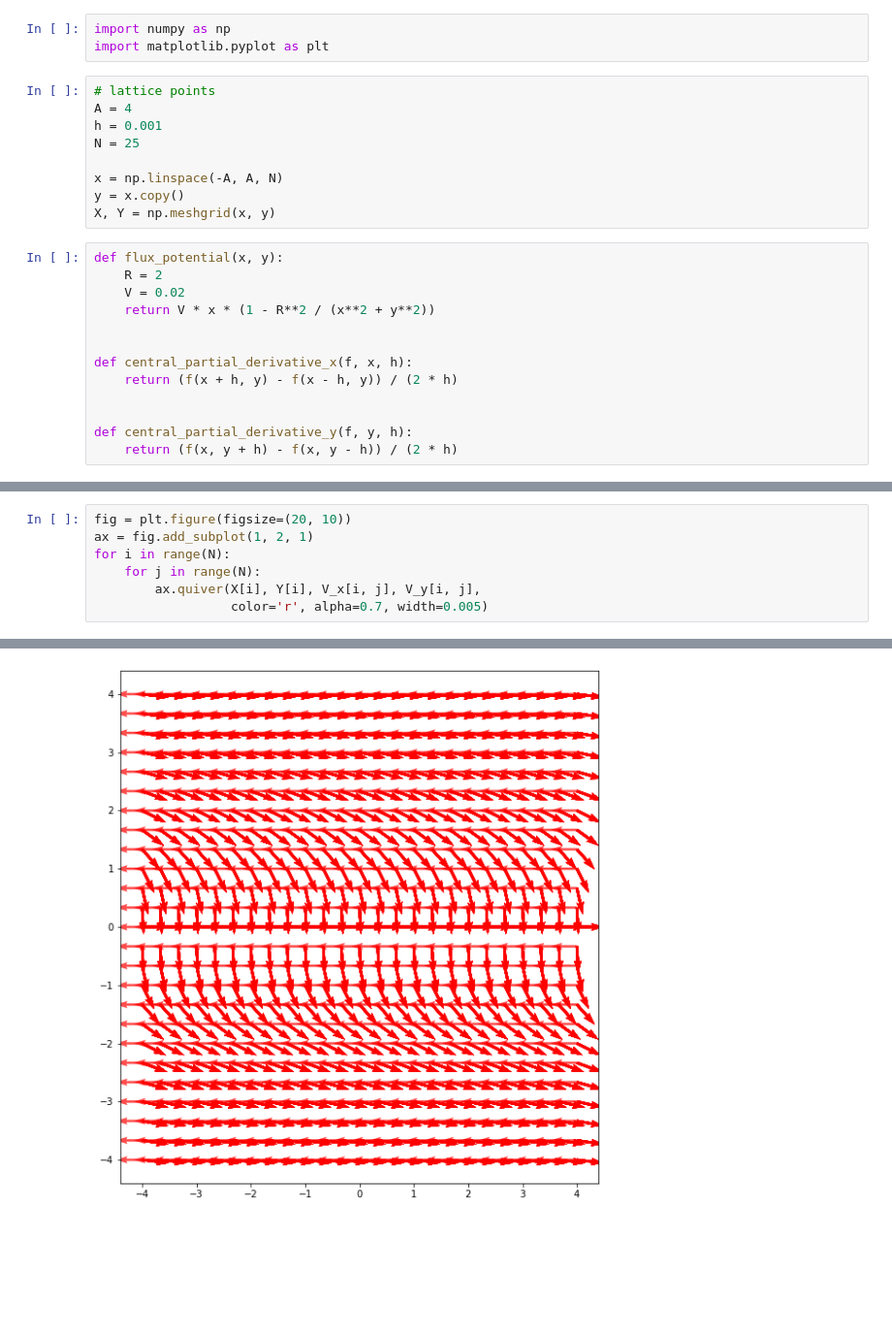
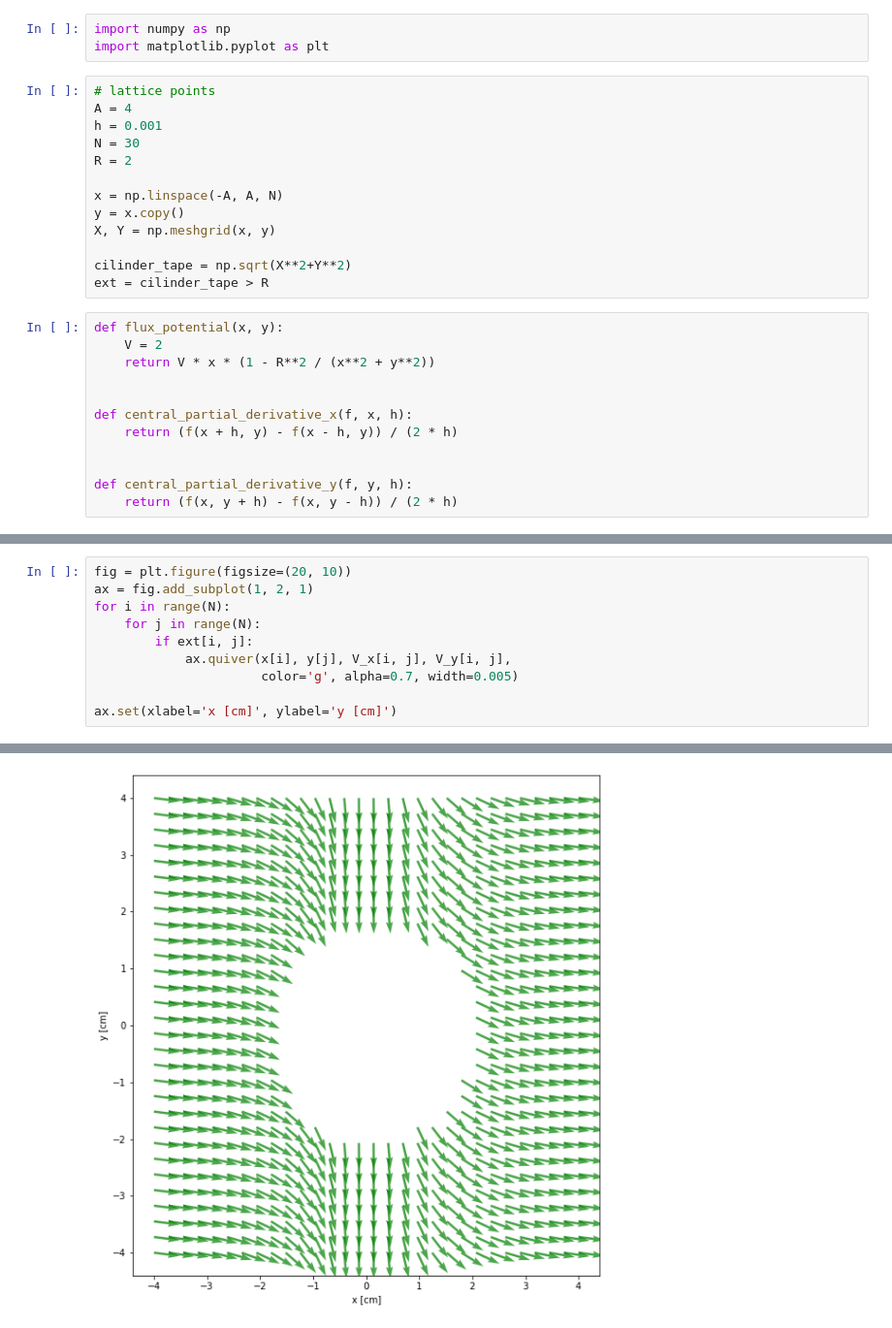
Before and after one commit to JsNcAr/Metodos1_JasonArias_SergioCruz, a Jupyter notebook: Taller_2/Application_problems/Cilinder.ipynb, the cells around one changed output, grey strips where cells are left out. Shown at 97% size. Cells and saved outputs as stored; diff of their text form; blank space fills up the shorter version.

Commit message:
finished cilinder.ipynb

```diff
--- a/Taller_2/Application_problems/Cilinder.ipynb
+++ b/Taller_2/Application_problems/Cilinder.ipynb
@@ -5,15 +5,18 @@ import matplotlib.pyplot as plt
 # lattice points
 A = 4
 h = 0.001
-N = 25
+N = 30
+R = 2
 
 x = np.linspace(-A, A, N)
 y = x.copy()
 X, Y = np.meshgrid(x, y)
+
+cilinder_tape = np.sqrt(X**2+Y**2)
+ext = cilinder_tape > R
 # %%
 def flux_potential(x, y):
-    R = 2
-    V = 0.02
+    V = 2
     return V * x * (1 - R**2 / (x**2 + y**2))
 
 
@@ -33,6 +36,9 @@ fig = plt.figure(figsize=(20, 10))
 ax = fig.add_subplot(1, 2, 1)
 for i in range(N):
     for j in range(N):
-        ax.quiver(X[i], Y[i], V_x[i, j], V_y[i, j],
-                  color='r', alpha=0.7, width=0.005)
+        if ext[i, j]:
+            ax.quiver(x[i], y[j], V_x[i, j], V_y[i, j],
+                      color='g', alpha=0.7, width=0.005)
+
+ax.set(xlabel='x [cm]', ylabel='y [cm]')
 # %% [output]
@@ -39 +46 @@ for i in range(N):
-[figure, old version]
+[figure, new version]
```
Also changed, not shown: parts of 2 cells of this notebook.
